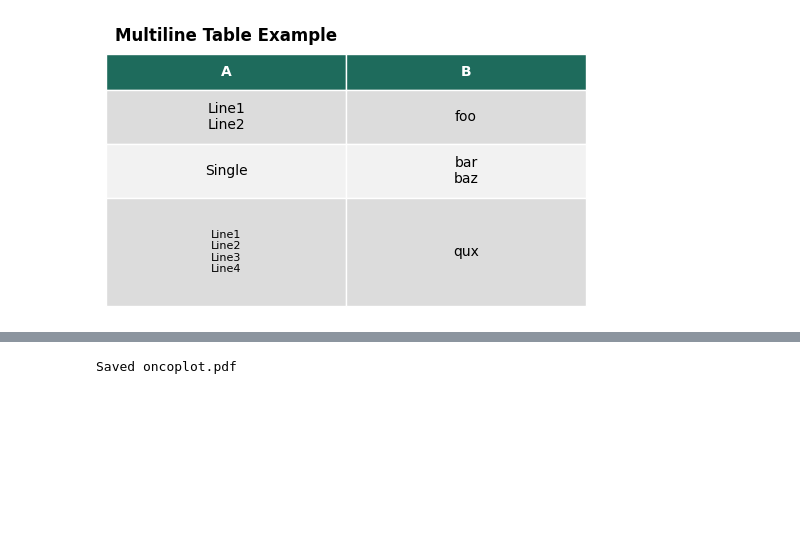
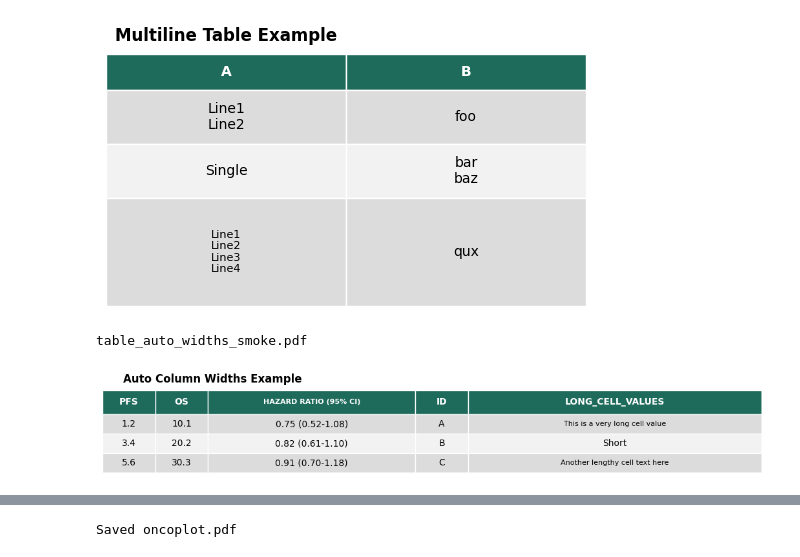
Before and after one commit to vic-cheung/bioviz-kit, a Jupyter notebook: examples/minimal_bioviz_smoke.ipynb, the cells around one changed output, grey strips where cells are left out. Saved outputs shown, nothing was run; the diff lists cells and outputs as text; code cells hidden in the pictures; blank space fills up the shorter version.

```diff
--- a/examples/minimal_bioviz_smoke.ipynb
+++ b/examples/minimal_bioviz_smoke.ipynb
@@ -227,3 +227,36 @@ if fig_table_multi:
 # %% [output]
 table_multiline_smoke.pdf
 [figure]
+# %%
+# 4c) Table with auto column widths - columns sized by content length
+# Demonstrates: short headers (PFS, OS) vs long headers (HAZARD RATIO (95% CI))
+# Also handles case where cell content is longer than header
+auto_width_df = pd.DataFrame(
+    {
+        "PFS": [1.2, 3.4, 5.6],
+        "OS": [10.1, 20.2, 30.3],
+        "HAZARD RATIO (95% CI)": ["0.75 (0.52-1.08)", "0.82 (0.61-1.10)", "0.91 (0.70-1.18)"],
+        "ID": ["A", "B", "C"],
+        "LONG_CELL_VALUES": [
+            "This is a very long cell value",
+            "Short",
+            "Another lengthy cell text here",
+        ],
+    }
+)
+auto_width_cfg = StyledTableConfig(
+    table_width=3.0,
+    header_row_height=0.25,
+    row_height=0.2,
+    title="Auto Column Widths Example",
+    auto_column_widths=True,  # Key feature: columns sized by content
+    min_column_width_fraction=0.08,  # Prevent too-narrow columns
+)
+tp_auto = TablePlotter(auto_width_df, auto_width_cfg)
+fig_auto, ax_auto = tp_auto.plot()
+if fig_auto:
+    fig_auto.savefig("table_auto_widths_smoke.pdf", bbox_inches="tight", pad_inches=0.05)
+    print("table_auto_widths_smoke.pdf")
+# %% [output]
+table_auto_widths_smoke.pdf
+[figure, added]
```
Also changed, not shown: parts of 2 cells of this notebook.
